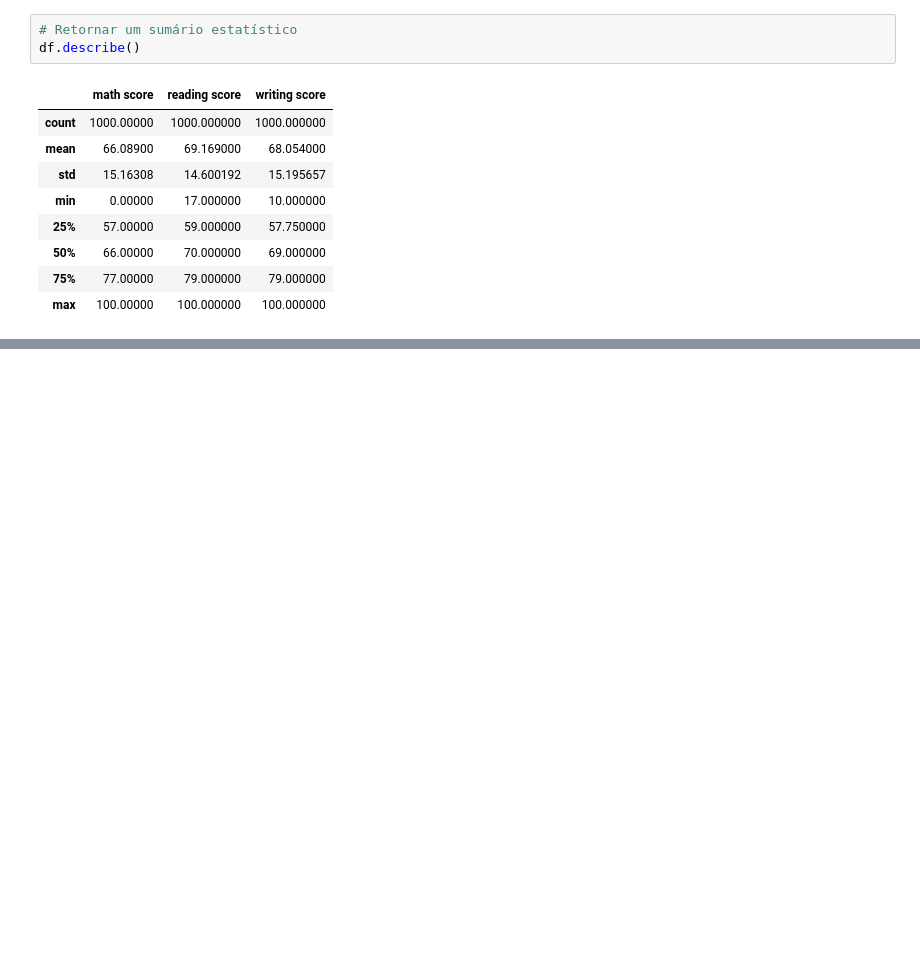
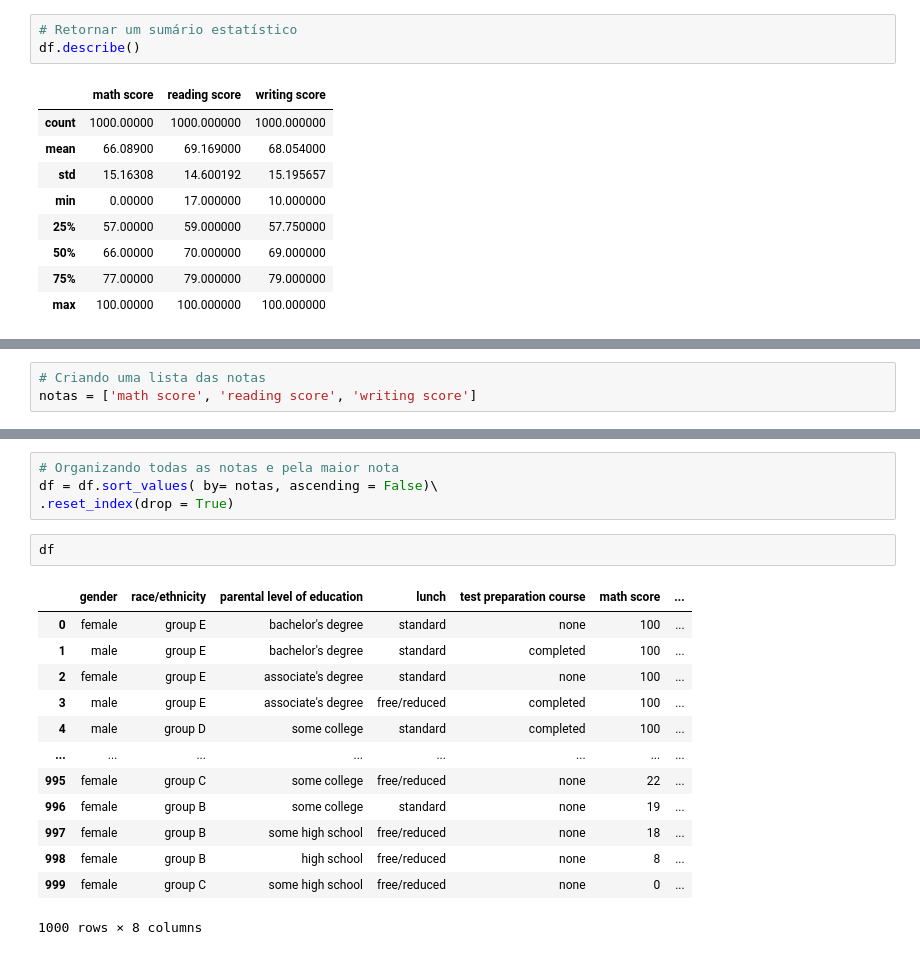
Before and after one commit to JardelSilva-86/Python-para-An-lise-de-Dados, a Jupyter notebook: Pandas.ipynb, the cells around one changed output, grey strips where cells are left out. Drawn from its saved outputs; the diff is of its cells as text; blank space fills up the shorter version.

```diff
--- a/Pandas.ipynb
+++ b/Pandas.ipynb
@@ -100,0 +154,3 @@ df.describe()
+# %%
+# Criando uma lista das notas
+notas = ['math score', 'reading score', 'writing score']
@@ -100,0 +174,20 @@ df.describe()
+# %%
+# Organizando todas as notas e pela maior nota
+df = df.sort_values( by= notas, ascending = False)\
+.reset_index(drop = True)
+# %%
+df
+# %% [output]
+|  | gender | race/ethnicity | parental level of education | lunch | test preparation course | math score | ... |
+| 0 | female | group E | bachelor's degree | standard | none | 100 | ... |
+| 1 | male | group E | bachelor's degree | standard | completed | 100 | ... |
+| 2 | female | group E | associate's degree | standard | none | 100 | ... |
+| 3 | male | group E | associate's degree | free/reduced | completed | 100 | ... |
+| 4 | male | group D | some college | standard | completed | 100 | ... |
+| ... | ... | ... | ... | ... | ... | ... | ... |
+| 995 | female | group C | some college | free/reduced | none | 22 | ... |
+| 996 | female | group B | some college | standard | none | 19 | ... |
+| 997 | female | group B | some high school | free/reduced | none | 18 | ... |
+| 998 | female | group B | high school | free/reduced | none | 8 | ... |
+| 999 | female | group C | some high school | free/reduced | none | 0 | ... |
+1000 rows × 8 columns
```
Also changed, not shown: parts of 6 cells of this notebook.
